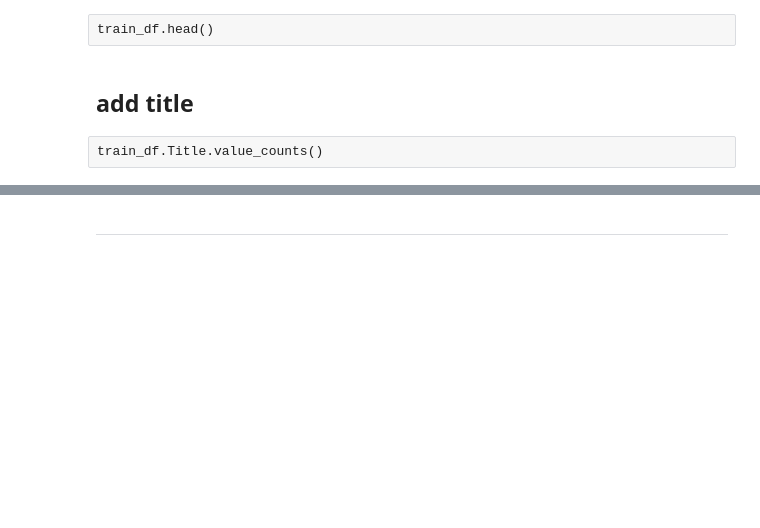
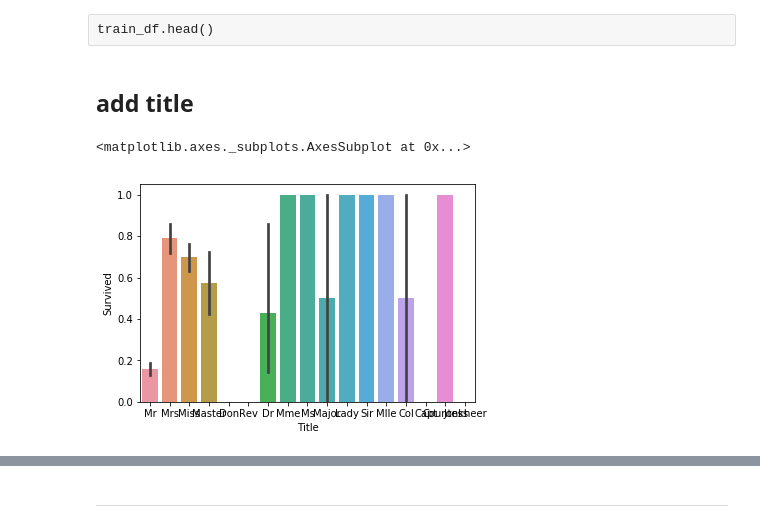
Before and after one commit to alancet/test, a Jupyter notebook: kaggle/titanic/src/myPredict.ipynb, the cells around one changed output, grey strips where cells are left out. Drawn from its saved outputs; the diff is of its cells as text; code cells hidden in the pictures; blank space fills up the shorter version.

```diff
--- a/kaggle/titanic/src/myPredict.ipynb
+++ b/kaggle/titanic/src/myPredict.ipynb
@@ -189,5 +311,8 @@ train_df.head()
 # add title
 for dataset in combine:
     dataset['Title'] = dataset.Name.str.extract(' ([A-Za-z]+)\.', expand=False)
-# %% [raw]
-train_df.Title.value_counts()
+# %%
+sns.barplot(data=train_df, x="Title", y="Survived")
+# %% [output]
+<matplotlib.axes._subplots.AxesSubplot at 0x...>
+[figure, added]
```
Also changed, not shown: parts of 103 cells of this notebook, 1 other file.
